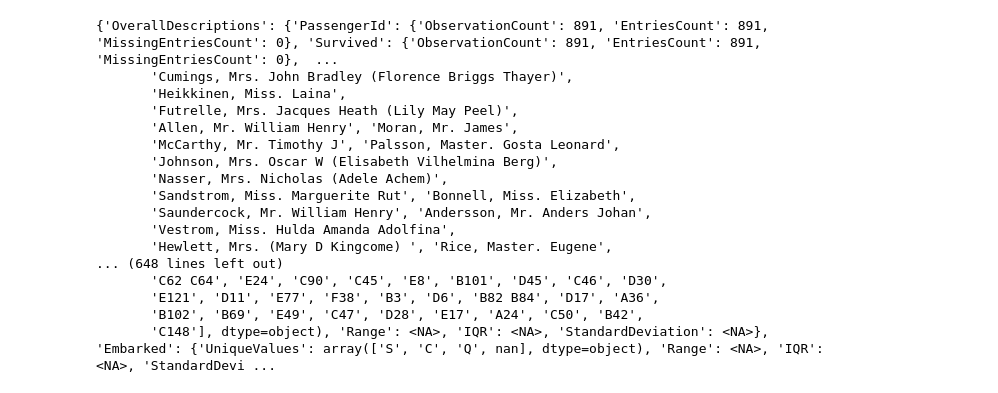
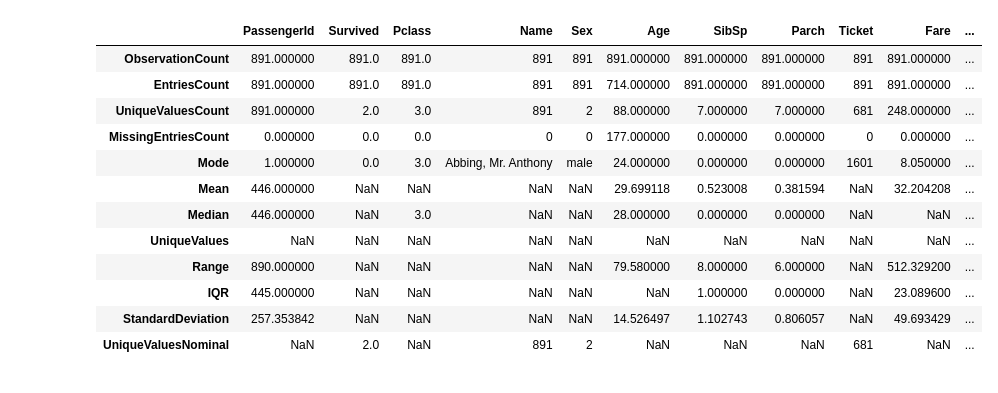
Before and after one commit to majockster/comp333-assignment2, a Jupyter notebook: comp333-assignment2.ipynb, the cells around one changed output. Saved outputs shown, nothing was run; the diff lists cells and outputs as text; code cells hidden in the pictures.

```diff
--- a/comp333-assignment2.ipynb
+++ b/comp333-assignment2.ipynb
@@ -100,21 +119,17 @@ def simpleDDA(dfIn):
 # %%
 test = simpleDDA(dfWithMeta)
-print(test)
+test
 # %% [output]
-{'OverallDescriptions': {'PassengerId': {'ObservationCount': 891, 'EntriesCount': 891, 'MissingEntriesCount': 0}, 'Survived': {'ObservationCount': 891, 'EntriesCount': 891, 'MissingEntriesCount': 0},  ...
-       'Cumings, Mrs. John Bradley (Florence Briggs Thayer)',
-       'Heikkinen, Miss. Laina',
-       'Futrelle, Mrs. Jacques Heath (Lily May Peel)',
-       'Allen, Mr. William Henry', 'Moran, Mr. James',
-       'McCarthy, Mr. Timothy J', 'Palsson, Master. Gosta Leonard',
-       'Johnson, Mrs. Oscar W (Elisabeth Vilhelmina Berg)',
-       'Nasser, Mrs. Nicholas (Adele Achem)',
-       'Sandstrom, Miss. Marguerite Rut', 'Bonnell, Miss. Elizabeth',
-       'Saundercock, Mr. William Henry', 'Andersson, Mr. Anders Johan',
-       'Vestrom, Miss. Hulda Amanda Adolfina',
-       'Hewlett, Mrs. (Mary D Kingcome) ', 'Rice, Master. Eugene',
-... (648 lines left out)
-       'C62 C64', 'E24', 'C90', 'C45', 'E8', 'B101', 'D45', 'C46', 'D30',
-       'E121', 'D11', 'E77', 'F38', 'B3', 'D6', 'B82 B84', 'D17', 'A36',
-       'B102', 'B69', 'E49', 'C47', 'D28', 'E17', 'A24', 'C50', 'B42',
-       'C148'], dtype=object), 'Range': <NA>, 'IQR': <NA>, 'StandardDeviation': <NA>}, 'Embarked': {'UniqueValues': array(['S', 'C', 'Q', nan], dtype=object), 'Range': <NA>, 'IQR': <NA>, 'StandardDevi ...
+|  | PassengerId | Survived | Pclass | Name | Sex | Age | SibSp | Parch | Ticket | Fare | ... |
+| ObservationCount | 891.000000 | 891.0 | 891.0 | 891 | 891 | 891.000000 | 891.000000 | 891.000000 | 891 | 891.000000 | ... |
+| EntriesCount | 891.000000 | 891.0 | 891.0 | 891 | 891 | 714.000000 | 891.000000 | 891.000000 | 891 | 891.000000 | ... |
+| UniqueValuesCount | 891.000000 | 2.0 | 3.0 | 891 | 2 | 88.000000 | 7.000000 | 7.000000 | 681 | 248.000000 | ... |
+| MissingEntriesCount | 0.000000 | 0.0 | 0.0 | 0 | 0 | 177.000000 | 0.000000 | 0.000000 | 0 | 0.000000 | ... |
+| Mode | 1.000000 | 0.0 | 3.0 | Abbing, Mr. Anthony | male | 24.000000 | 0.000000 | 0.000000 | 1601 | 8.050000 | ... |
+| Mean | 446.000000 | NaN | NaN | NaN | NaN | 29.699118 | 0.523008 | 0.381594 | NaN | 32.204208 | ... |
+| Median | 446.000000 | NaN | 3.0 | NaN | NaN | 28.000000 | 0.000000 | 0.000000 | NaN | NaN | ... |
+| UniqueValues | NaN | NaN | NaN | NaN | NaN | NaN | NaN | NaN | NaN | NaN | ... |
+| Range | 890.000000 | NaN | NaN | NaN | NaN | 79.580000 | 8.000000 | 6.000000 | NaN | 512.329200 | ... |
+| IQR | 445.000000 | NaN | NaN | NaN | NaN | NaN | 1.000000 | 0.000000 | NaN | 23.089600 | ... |
+| StandardDeviation | 257.353842 | NaN | NaN | NaN | NaN | 14.526497 | 1.102743 | 0.806057 | NaN | 49.693429 | ... |
+| UniqueValuesNominal | NaN | 2.0 | NaN | 891 | 2 | NaN | NaN | NaN | 681 | NaN | ... |
```
Also changed, not shown: parts of 8 cells of this notebook, 2 other files.
